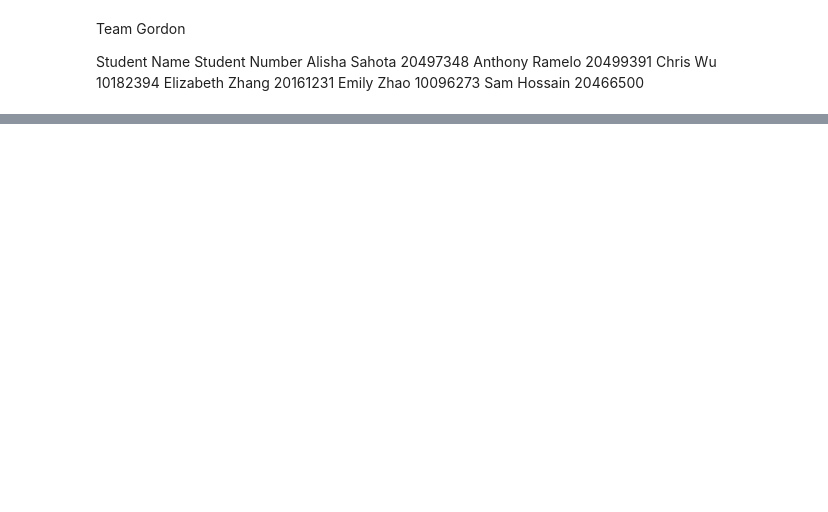
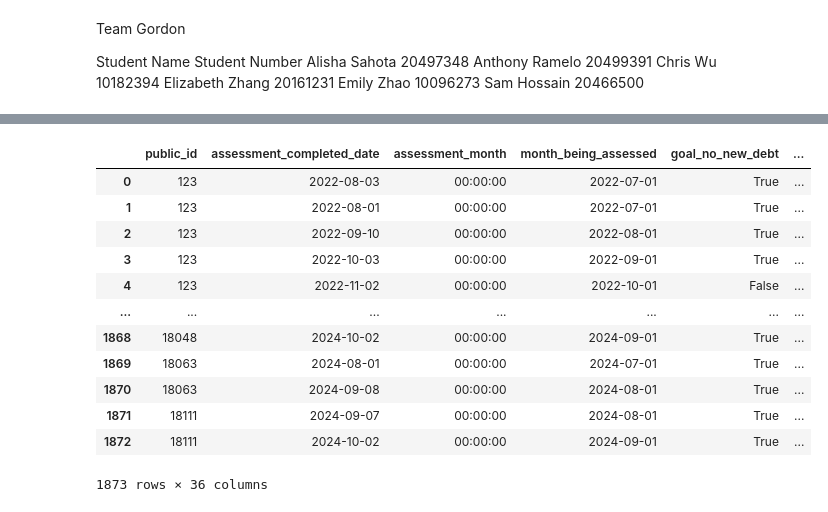
Before and after one commit to rameloa/School, a Jupyter notebook: 831MarketingAnalytics/Project/Data/831Project.ipynb, the cells around one changed output, grey strips where cells are left out. Drawn from its saved outputs; the diff is of its cells as text; code cells hidden in the pictures; blank space fills up the shorter version.

```diff
--- a/831MarketingAnalytics/Project/Data/831Project.ipynb
+++ b/831MarketingAnalytics/Project/Data/831Project.ipynb
@@ -452,0 +52,17 @@ Collinearity occurs when two or more predictor variables are highly correlated,
+# %%
+dfGoals_and_plans_ALLDATA_202410.drop(columns=['id'], inplace=True)
+dfGoals_and_plans_ALLDATA_202410
+# %% [output]
+|  | public_id | assessment_completed_date | assessment_month | month_being_assessed | goal_no_new_debt | ... |
+| 0 | 123 | 2022-08-03 | 00:00:00 | 2022-07-01 | True | ... |
+| 1 | 123 | 2022-08-01 | 00:00:00 | 2022-07-01 | True | ... |
+| 2 | 123 | 2022-09-10 | 00:00:00 | 2022-08-01 | True | ... |
+| 3 | 123 | 2022-10-03 | 00:00:00 | 2022-09-01 | True | ... |
+| 4 | 123 | 2022-11-02 | 00:00:00 | 2022-10-01 | False | ... |
+| ... | ... | ... | ... | ... | ... | ... |
+| 1868 | 18048 | 2024-10-02 | 00:00:00 | 2024-09-01 | True | ... |
+| 1869 | 18063 | 2024-08-01 | 00:00:00 | 2024-07-01 | True | ... |
+| 1870 | 18063 | 2024-09-08 | 00:00:00 | 2024-08-01 | True | ... |
+| 1871 | 18111 | 2024-09-07 | 00:00:00 | 2024-08-01 | True | ... |
+| 1872 | 18111 | 2024-10-02 | 00:00:00 | 2024-09-01 | True | ... |
+1873 rows × 36 columns
```
Also changed, not shown: parts of 32 cells of this notebook, 5 other files.
